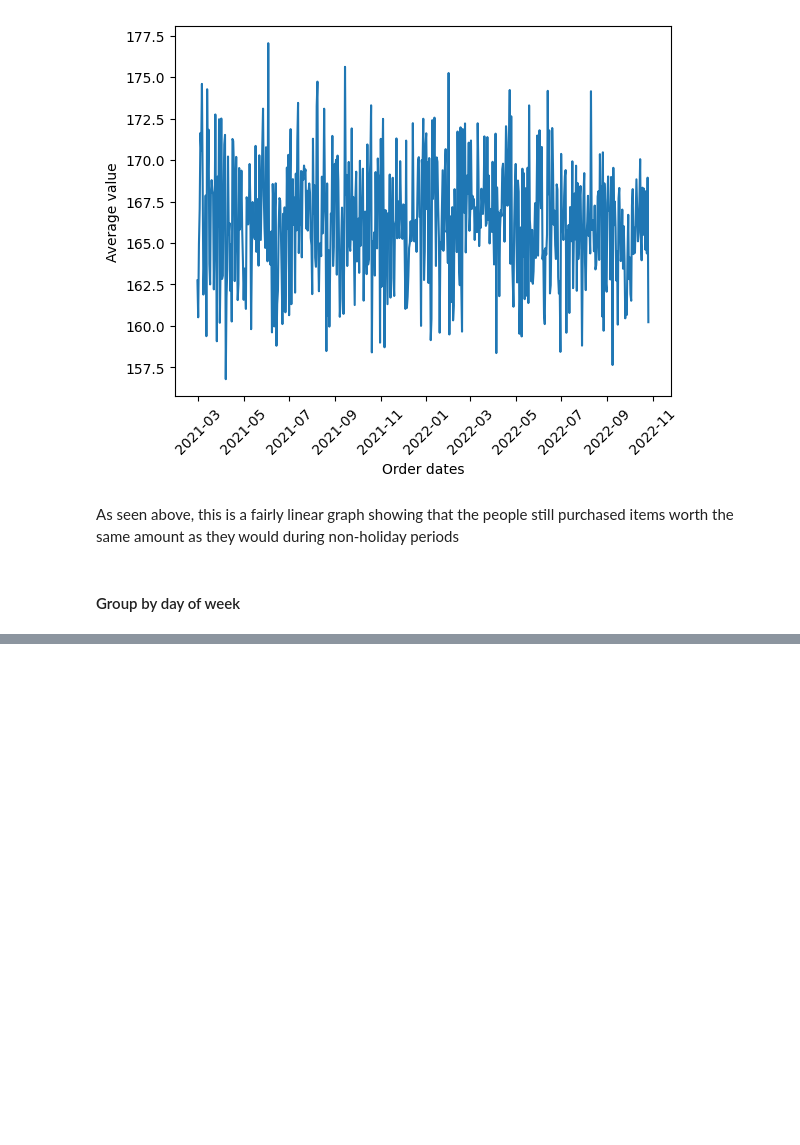
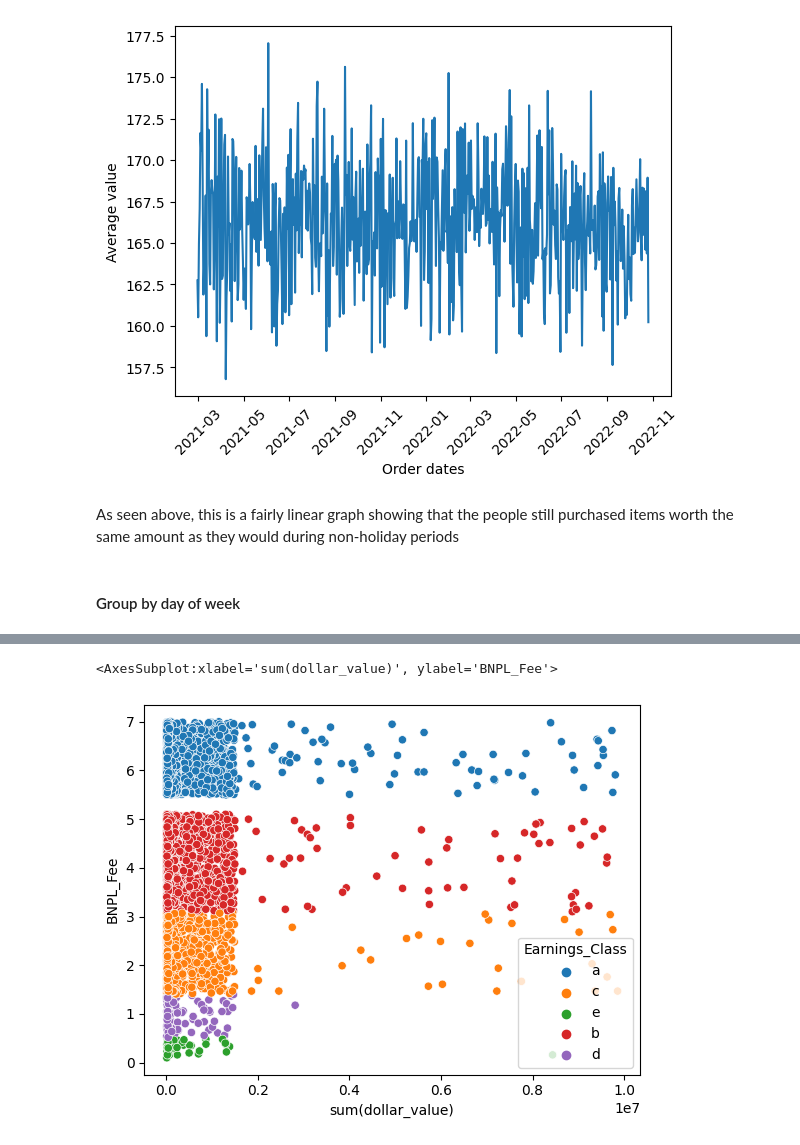
Before and after one commit to godfather-is-me/BNPL-Ranker, a Jupyter notebook: notebooks/initial.ipynb, the cells around one changed output, grey strips where cells are left out. Cells and saved outputs as stored; diff of their text form; code cells hidden in the pictures; blank space fills up the shorter version.

```diff
--- a/notebooks/initial.ipynb
+++ b/notebooks/initial.ipynb
@@ -159,0 +351,5 @@ Slight randomness with not that much difference between the days of the week
+# %%
+sns.scatterplot(x="sum(dollar_value)", y="BNPL_Fee", hue="Earnings_Class", data=plot_class)
+# %% [output]
+<AxesSubplot:xlabel='sum(dollar_value)', ylabel='BNPL_Fee'>
+[figure, added]
```
Also changed, not shown: parts of 25 cells of this notebook.
